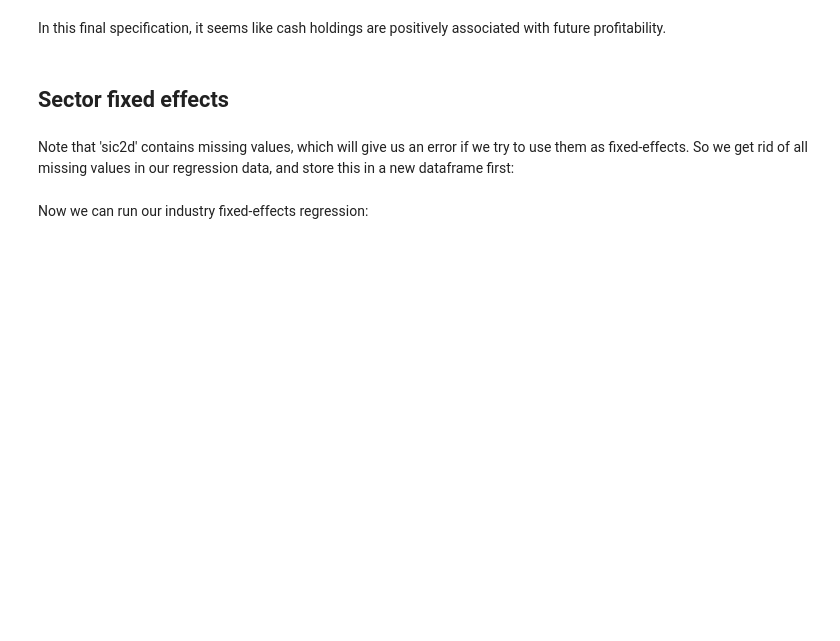
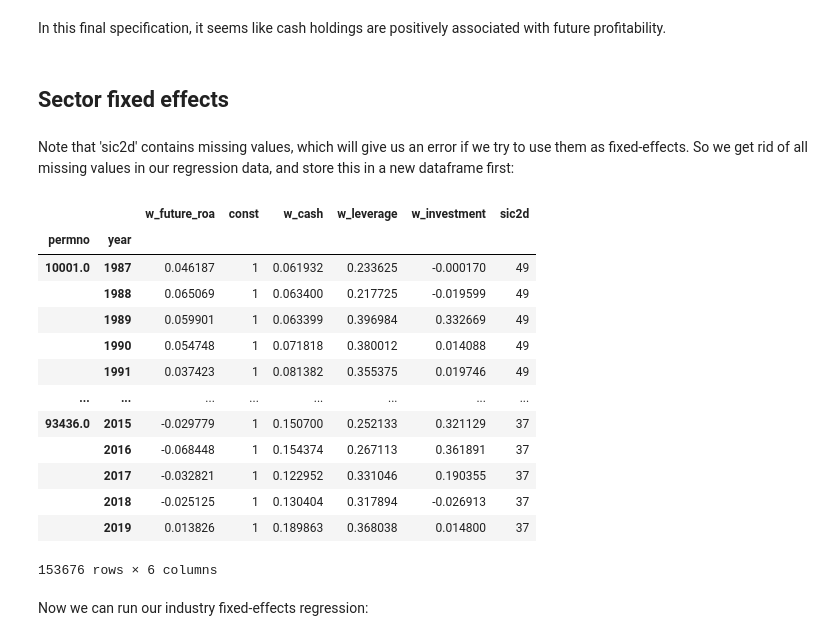
Before and after one commit to ionmihai/class_python_for_finance, a Jupyter notebook: lecture21_regression_panel_robust/lecture21_wocode_inclass.ipynb, the cells around one changed output. Saved outputs shown, nothing was run; the diff lists cells and outputs as text; code cells hidden in the pictures; blank space fills up the shorter version.

```diff
--- a/lecture21_regression_panel_robust/lecture21_wocode_inclass.ipynb
+++ b/lecture21_regression_panel_robust/lecture21_wocode_inclass.ipynb
@@ -93,7 +225,28 @@ Note also how the coefficient on ``w_cash`` has changed sign again.
 In this final specification, it seems like cash holdings are positively associated with future profitability.
 # %% [markdown]
 ## Sector fixed effects
+# %%
+comp['sic2d'] = comp['sich'].astype('string').str[:2]
+#comp['sic2d'].value_counts()
 # %% [markdown]
 Note that 'sic2d' contains missing values, which will give us an error if we try to use them as fixed-effects. So we get rid of all missing values in our regression data, and store this in a new dataframe first:
+# %%
+df = comp[main_vars + ['sic2d']].dropna()
+df
+# %% [output]
+|  |  | w_future_roa | const | w_cash | w_leverage | w_investment | sic2d |
+| permno | year |  |  |  |  |  |  |
+| 10001.0 | 1987 | 0.046187 | 1 | 0.061932 | 0.233625 | -0.000170 | 49 |
+|  | 1988 | 0.065069 | 1 | 0.063400 | 0.217725 | -0.019599 | 49 |
+|  | 1989 | 0.059901 | 1 | 0.063399 | 0.396984 | 0.332669 | 49 |
+|  | 1990 | 0.054748 | 1 | 0.071818 | 0.380012 | 0.014088 | 49 |
+|  | 1991 | 0.037423 | 1 | 0.081382 | 0.355375 | 0.019746 | 49 |
+| ... | ... | ... | ... | ... | ... | ... | ... |
+| 93436.0 | 2015 | -0.029779 | 1 | 0.150700 | 0.252133 | 0.321129 | 37 |
+|  | 2016 | -0.068448 | 1 | 0.154374 | 0.267113 | 0.361891 | 37 |
+|  | 2017 | -0.032821 | 1 | 0.122952 | 0.331046 | 0.190355 | 37 |
+|  | 2018 | -0.025125 | 1 | 0.130404 | 0.317894 | -0.026913 | 37 |
+|  | 2019 | 0.013826 | 1 | 0.189863 | 0.368038 | 0.014800 | 37 |
+153676 rows × 6 columns
 # %% [markdown]
 Now we can run our industry fixed-effects regression:
```
Also changed, not shown: parts of 14 cells of this notebook, 2 other files.
